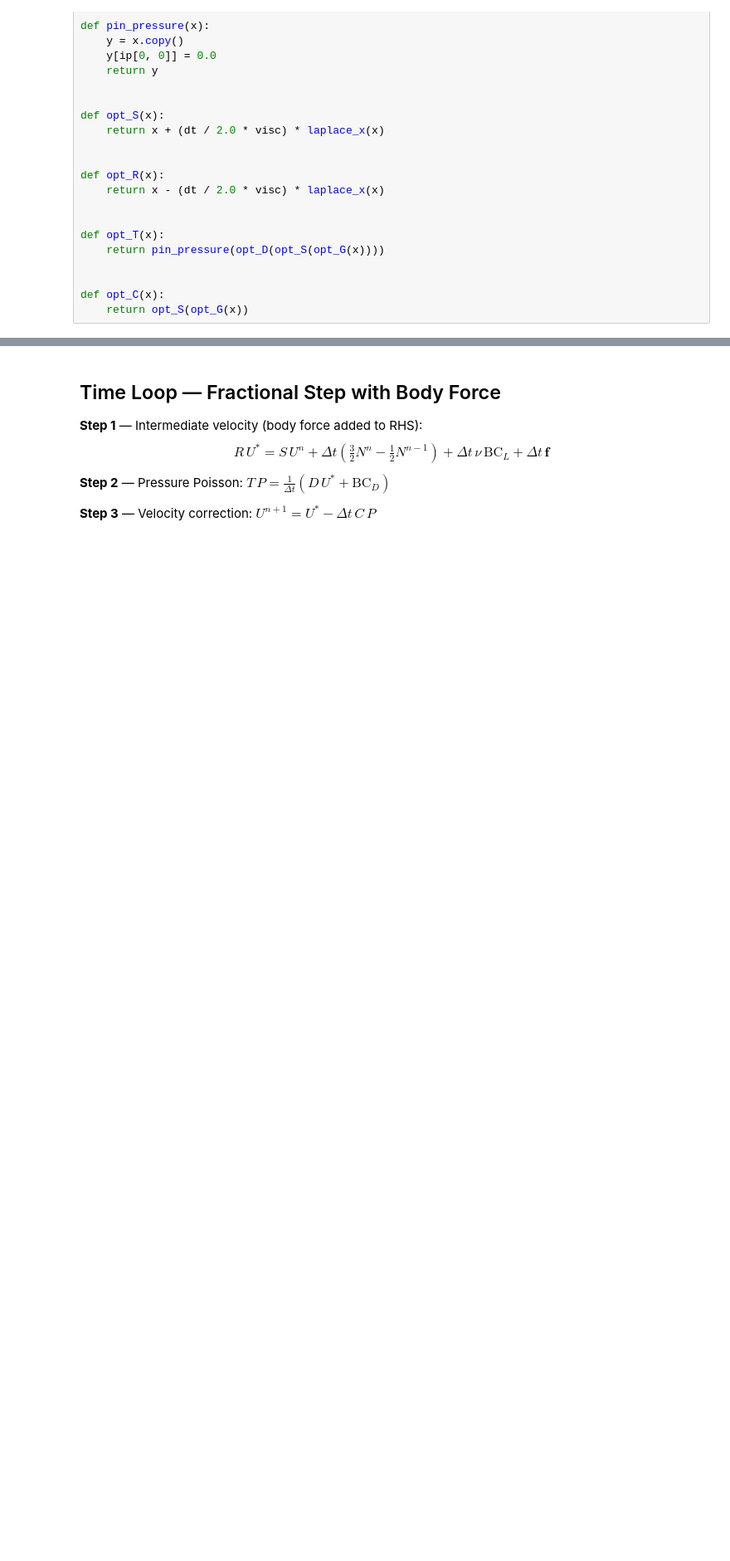
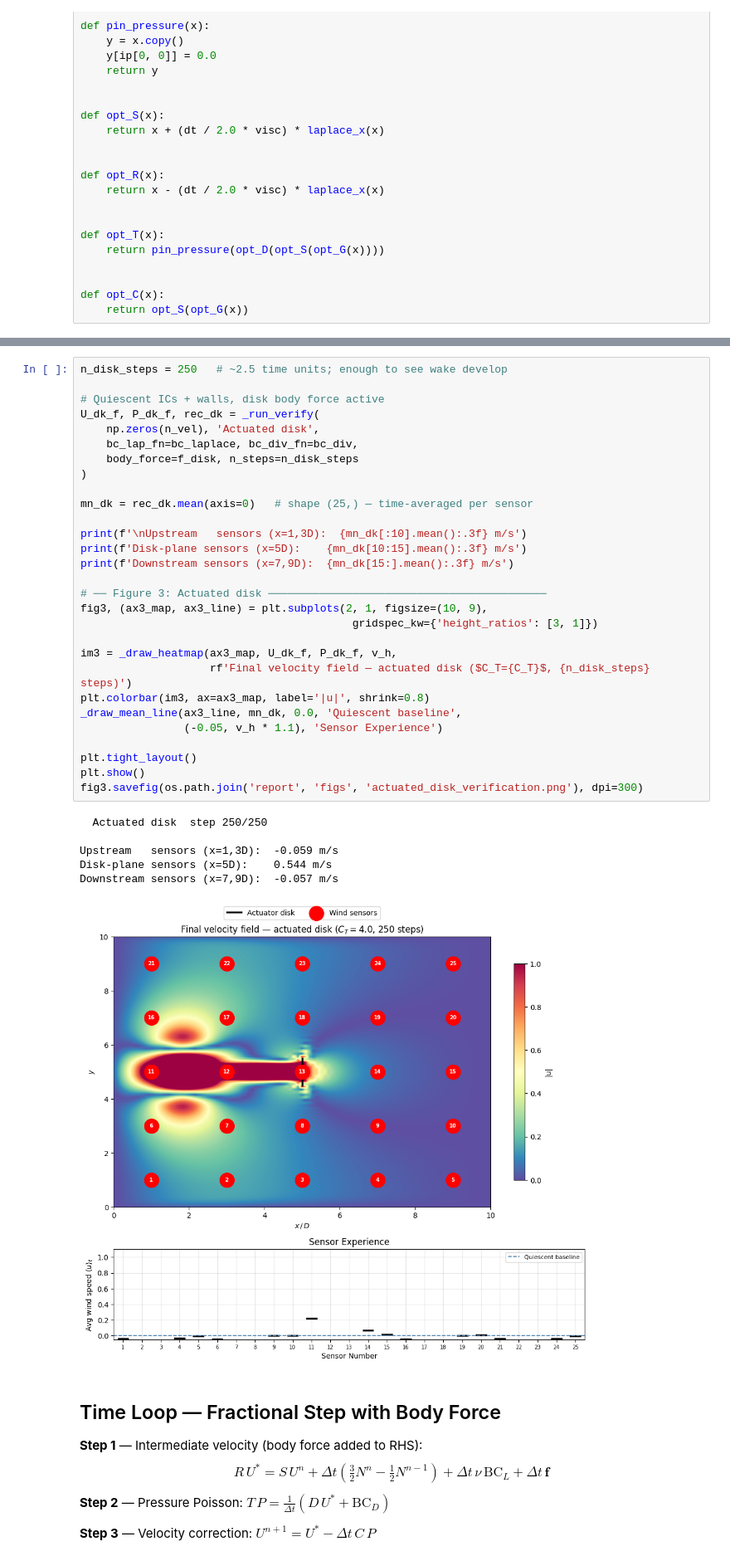
Before and after one commit to jadenmecham/ME-793-CFD, a Jupyter notebook: project_3/project_3.ipynb, the cells around one changed output, grey strips where cells are left out. Shown at 83% size. Drawn from its saved outputs; the diff is of its cells as text; blank space fills up the shorter version.

```diff
--- a/project_3/project_3.ipynb
+++ b/project_3/project_3.ipynb
@@ -272,3 +619,39 @@ def opt_C(x):
+# %%
+n_disk_steps = 250   # ~2.5 time units; enough to see wake develop
+
+# Quiescent ICs + walls, disk body force active
+U_dk_f, P_dk_f, rec_dk = _run_verify(
+    np.zeros(n_vel), 'Actuated disk',
+    bc_lap_fn=bc_laplace, bc_div_fn=bc_div,
+    body_force=f_disk, n_steps=n_disk_steps
+)
+
+mn_dk = rec_dk.mean(axis=0)   # shape (25,) — time-averaged per sensor
+
+print(f'\nUpstream   sensors (x=1,3D):  {mn_dk[:10].mean():.3f} m/s')
+print(f'Disk-plane sensors (x=5D):    {mn_dk[10:15].mean():.3f} m/s')
+print(f'Downstream sensors (x=7,9D):  {mn_dk[15:].mean():.3f} m/s')
+
+# ── Figure 3: Actuated disk ───────────────────────────────────────────
+fig3, (ax3_map, ax3_line) = plt.subplots(2, 1, figsize=(10, 9),
+                                          gridspec_kw={'height_ratios': [3, 1]})
+
+im3 = _draw_heatmap(ax3_map, U_dk_f, P_dk_f, v_h,
+                    rf'Final velocity field — actuated disk ($C_T={C_T}$, {n_disk_steps} steps)')
+plt.colorbar(im3, ax=ax3_map, label='|u|', shrink=0.8)
+_draw_mean_line(ax3_line, mn_dk, 0.0, 'Quiescent baseline',
+                (-0.05, v_h * 1.1), 'Sensor Experience')
+
+plt.tight_layout()
+plt.show()
+fig3.savefig(os.path.join('report', 'figs', 'actuated_disk_verification.png'), dpi=300)
+# %% [output]
+  Actuated disk  step 250/250
+
+Upstream   sensors (x=1,3D):  -0.059 m/s
+Disk-plane sensors (x=5D):    0.544 m/s
+Downstream sensors (x=7,9D):  -0.057 m/s
+[figure, added]
 # %% [markdown]
 ## Time Loop — Fractional Step with Body Force
 
```
Also changed, not shown: parts of 13 cells of this notebook, 8 other files.
